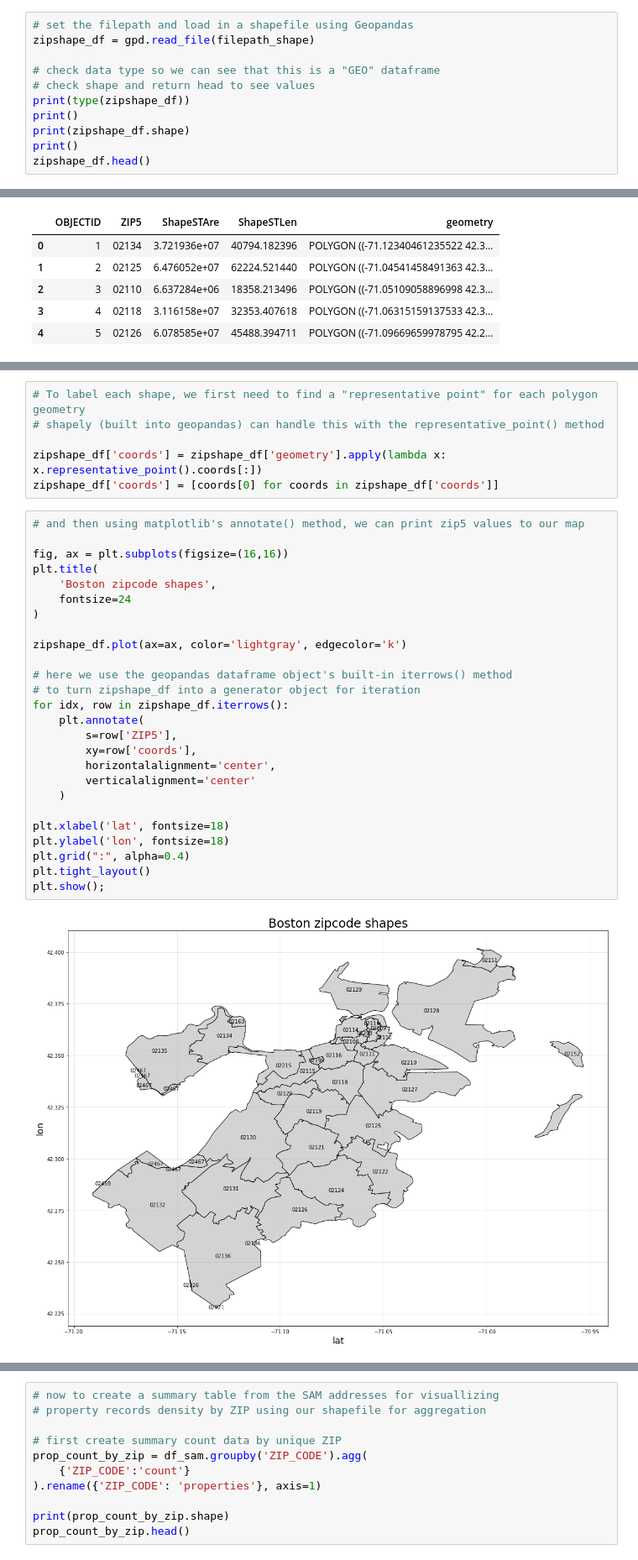
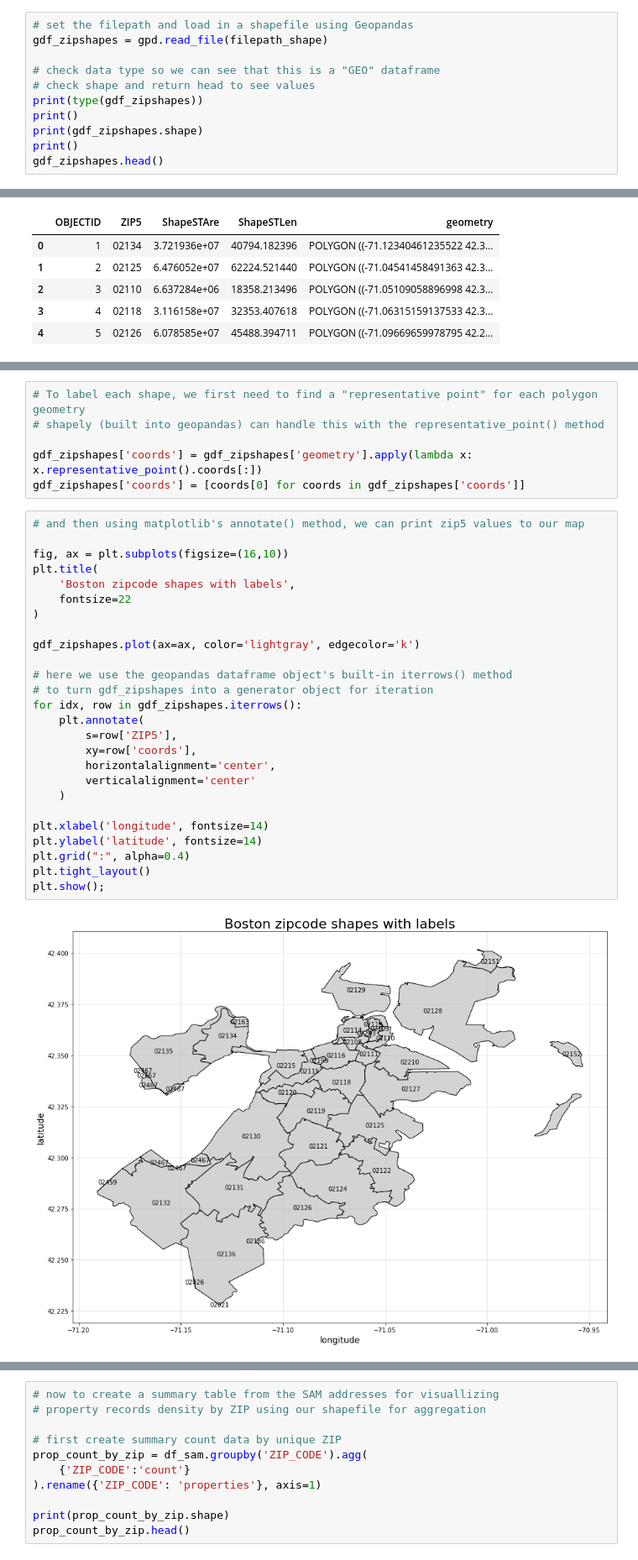
Before and after one commit to sedelmeyer/geopandas-tutorial, a Jupyter notebook: geopandas-tutorial.ipynb, the cells around one changed output, grey strips where cells are left out. Shown at 84% size. Drawn from its saved outputs; the diff is of its cells as text.

```diff
--- a/geopandas-tutorial.ipynb
+++ b/geopandas-tutorial.ipynb
@@ -111,15 +134,15 @@ df_sam['X'] = df_sam['X'].astype(float)
 df_sam['Y'] = df_sam['Y'].astype(float)
 # %%
 # set the filepath and load in a shapefile using Geopandas
-zipshape_df = gpd.read_file(filepath_shape)
+gdf_zipshapes = gpd.read_file(filepath_shape)
 
 # check data type so we can see that this is a "GEO" dataframe
 # check shape and return head to see values
-print(type(zipshape_df))
+print(type(gdf_zipshapes))
 print()
-print(zipshape_df.shape)
+print(gdf_zipshapes.shape)
 print()
-zipshape_df.head()
+gdf_zipshapes.head()
 # %% [output]
 <class 'geopandas.geodataframe.GeoDataFrame'>
 
@@ -156,36 +179,36 @@ plt.show();
 # To label each shape, we first need to find a "representative point" for each polygon geometry
 # shapely (built into geopandas) can handle this with the representative_point() method
 
-zipshape_df['coords'] = zipshape_df['geometry'].apply(lambda x: x.representative_point().coords[:])
-zipshape_df['coords'] = [coords[0] for coords in zipshape_df['coords']]
+gdf_zipshapes['coords'] = gdf_zipshapes['geometry'].apply(lambda x: x.representative_point().coords[:])
+gdf_zipshapes['coords'] = [coords[0] for coords in gdf_zipshapes['coords']]
 # %%
 # and then using matplotlib's annotate() method, we can print zip5 values to our map
 
-fig, ax = plt.subplots(figsize=(16,16))
+fig, ax = plt.subplots(figsize=(16,10))
 plt.title(
-    'Boston zipcode shapes',
-    fontsize=24
+    'Boston zipcode shapes with labels',
+    fontsize=22
 )
 
-zipshape_df.plot(ax=ax, color='lightgray', edgecolor='k')
+gdf_zipshapes.plot(ax=ax, color='lightgray', edgecolor='k')
 
 # here we use the geopandas dataframe object's built-in iterrows() method
-# to turn zipshape_df into a generator object for iteration
-for idx, row in zipshape_df.iterrows():
+# to turn gdf_zipshapes into a generator object for iteration
+for idx, row in gdf_zipshapes.iterrows():
     plt.annotate(
         s=row['ZIP5'],
         xy=row['coords'],
         horizontalalignment='center',
         verticalalignment='center'
     )
 
-plt.xlabel('lat', fontsize=18)
-plt.ylabel('lon', fontsize=18)
+plt.xlabel('longitude', fontsize=14)
+plt.ylabel('latitude', fontsize=14)
 plt.grid(":", alpha=0.4)
 plt.tight_layout()
 plt.show();
 # %% [output]
-[figure, old version]
+[figure, new version]
 # %%
 # and then using .loc[] we can subset our geopandas dataframe to plot only
 # a subset of our zipcodes, perhaps to zoom in and make the downtown zipcodes easier to see
```
Also changed, not shown: parts of 29 cells of this notebook.
